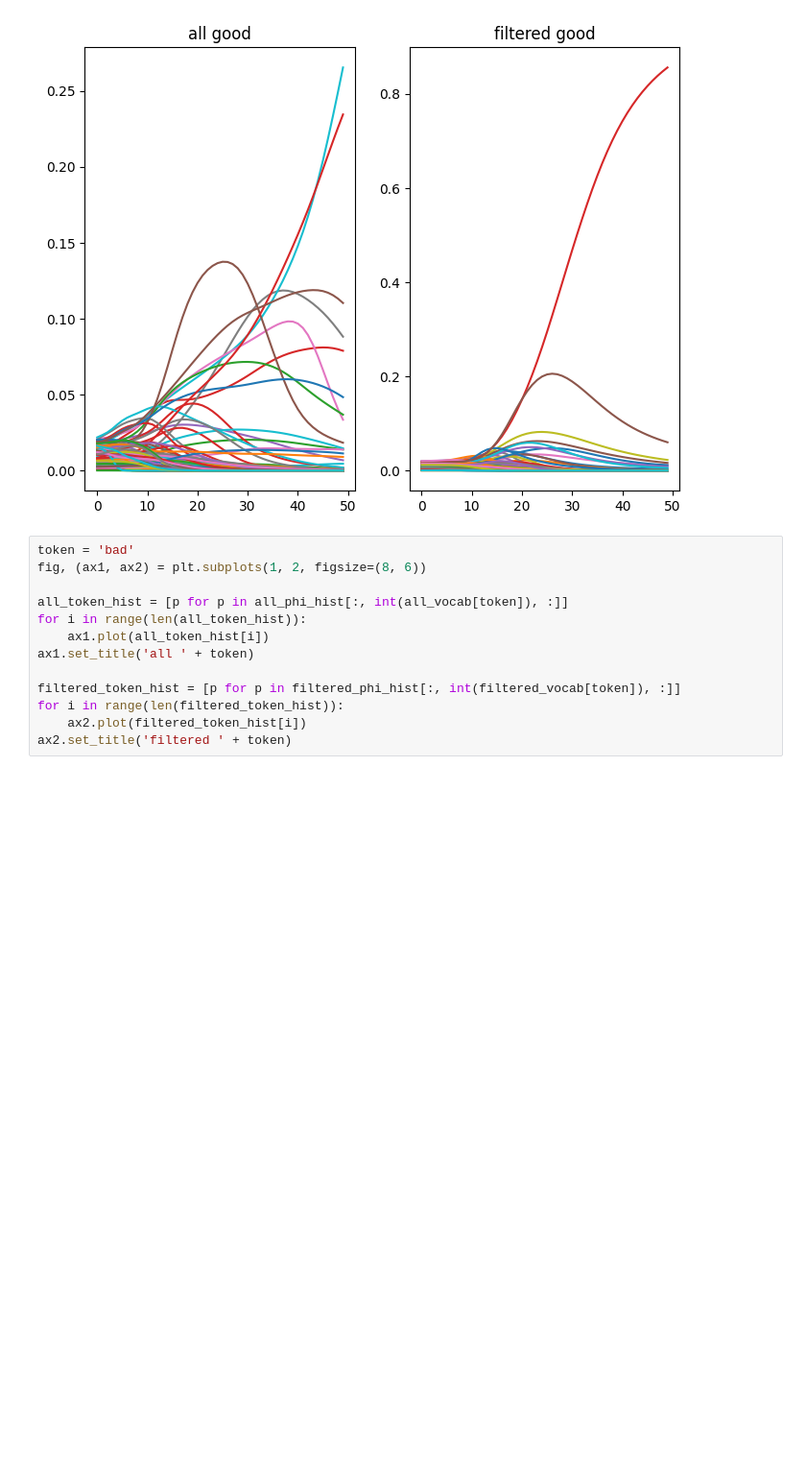
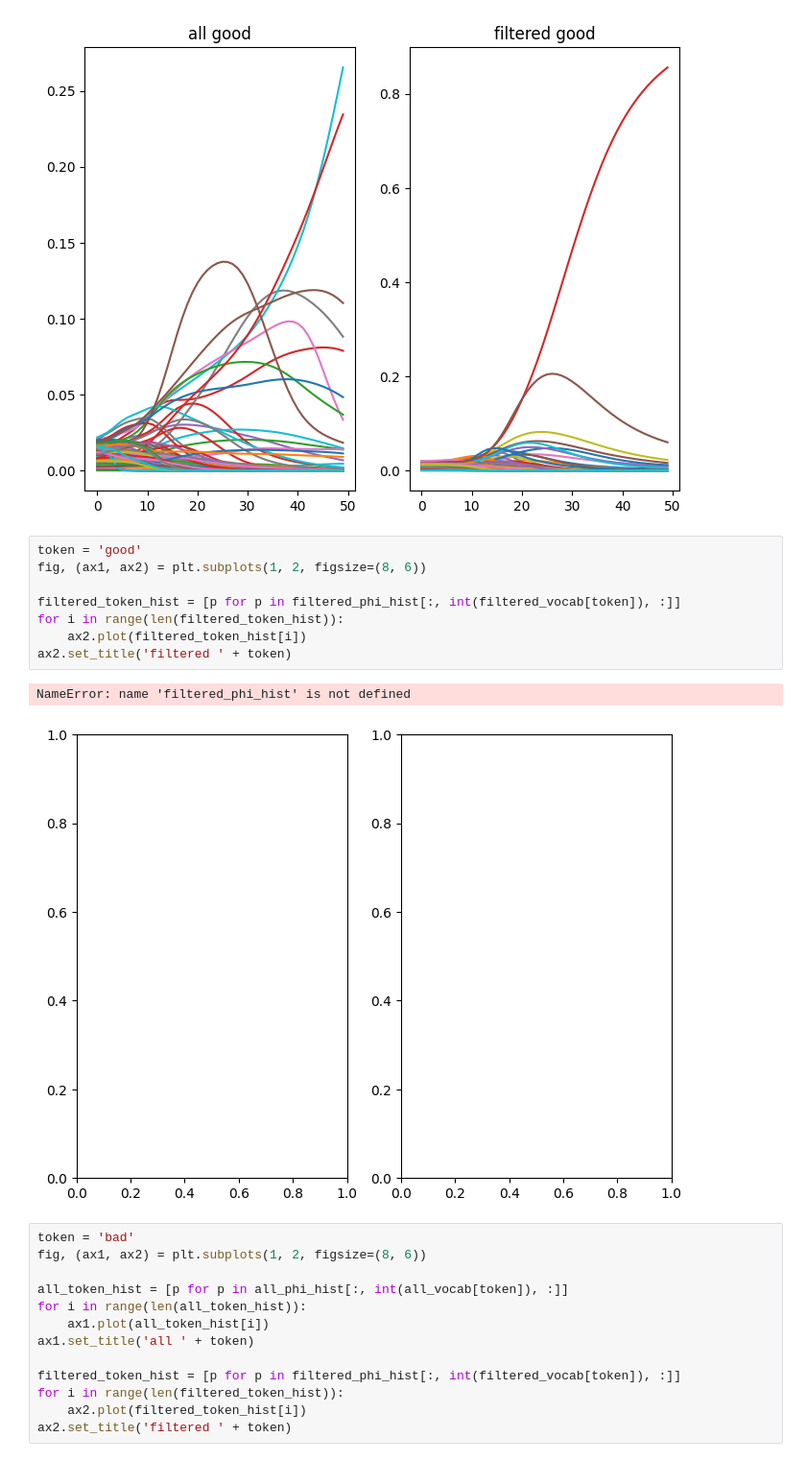
Before and after one commit to knagaev/topic-modelling-attention, a Jupyter notebook: phi_hist_from_colab.ipynb, the cells around one changed output. Shown at 96% size. Drawn from its saved outputs; the diff is of its cells as text; blank space fills up the shorter version.

```diff
--- a/phi_hist_from_colab.ipynb
+++ b/phi_hist_from_colab.ipynb
@@ -493,6 +506,17 @@ ax2.set_title('filtered ' + token)
 # %% [output]
 Text(0.5, 1.0, 'filtered good')
 [figure]
+# %%
+token = 'good'
+fig, (ax1, ax2) = plt.subplots(1, 2, figsize=(8, 6))
+
+filtered_token_hist = [p for p in filtered_phi_hist[:, int(filtered_vocab[token]), :]]
+for i in range(len(filtered_token_hist)):
+    ax2.plot(filtered_token_hist[i])
+ax2.set_title('filtered ' + token)
+# %% [output]
+NameError: name 'filtered_phi_hist' is not defined
+[figure, added]
 # %%
 token = 'bad'
 fig, (ax1, ax2) = plt.subplots(1, 2, figsize=(8, 6))
```
Also changed, not shown: parts of 18 cells of this notebook, 9 other files.
